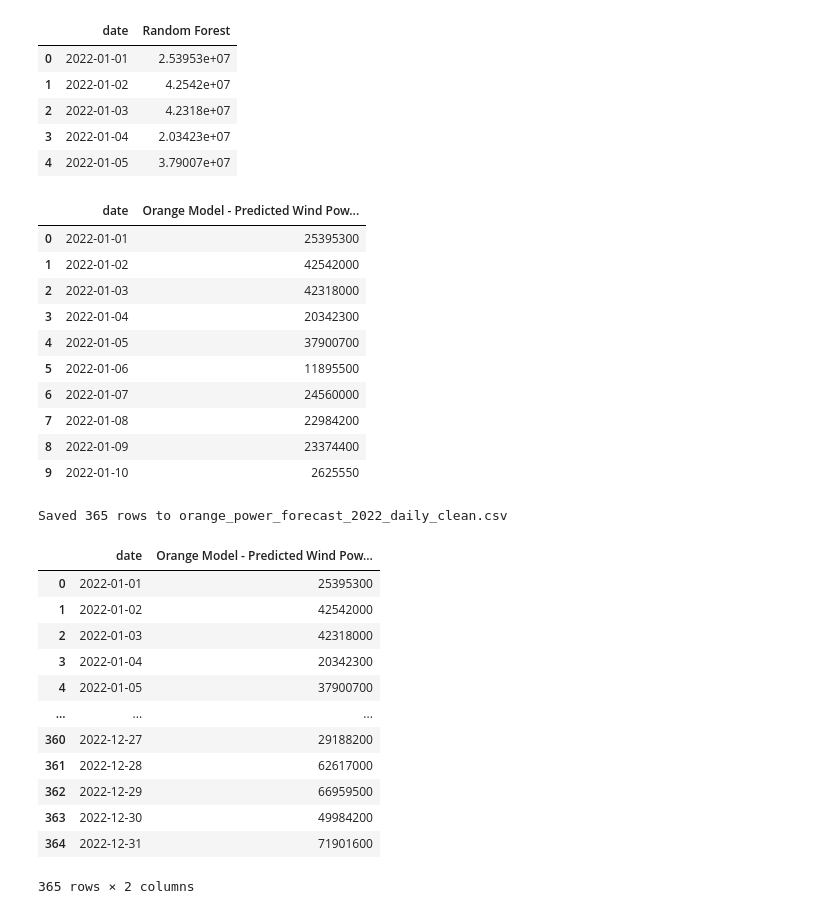
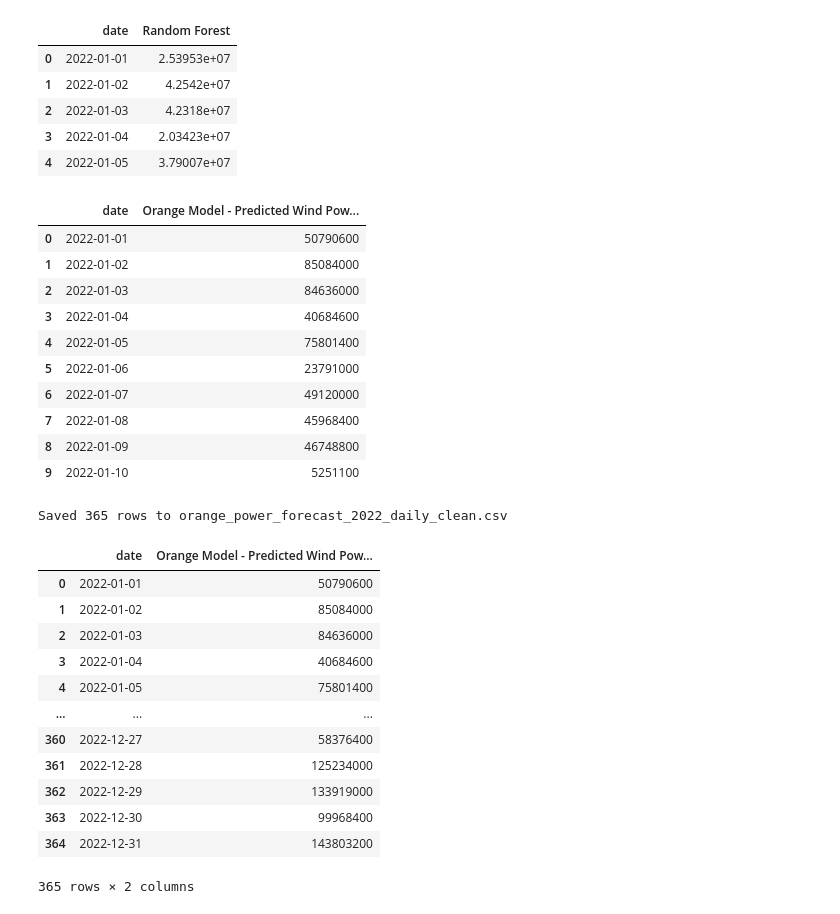
Before and after one commit to tiemevanrees-code/ProjectGroup5, a Jupyter notebook: src/data/model_output/orange - model/Orange_prediction_model.ipynb, the cells around one changed output. Saved outputs shown, nothing was run; the diff lists cells and outputs as text; code cells hidden in the pictures.

Commit message:
doubled predicted values from orange

```diff
--- a/src/data/model_output/orange - model/Orange_prediction_model.ipynb
+++ b/src/data/model_output/orange - model/Orange_prediction_model.ipynb
@@ -27,20 +27,23 @@ df.head()
 # %%
 df = df.rename(columns={'Random Forest': 'Orange Model - Predicted Wind Power (kWh)'})
 df['Orange Model - Predicted Wind Power (kWh)'] = df['Orange Model - Predicted Wind Power (kWh)'].astype(float).astype(int)
 
+df["Orange Model - Predicted Wind Power (kWh)"] = df["Orange Model - Predicted Wind Power (kWh)"] * 2
+
+
 df.head(10)
 # %% [output]
 |  | date | Orange Model - Predicted Wind Pow... |
-| 0 | 2022-01-01 | 25395300 |
-| 1 | 2022-01-02 | 42542000 |
-| 2 | 2022-01-03 | 42318000 |
-| 3 | 2022-01-04 | 20342300 |
-| 4 | 2022-01-05 | 37900700 |
-| 5 | 2022-01-06 | 11895500 |
-| 6 | 2022-01-07 | 24560000 |
-| 7 | 2022-01-08 | 22984200 |
-| 8 | 2022-01-09 | 23374400 |
-| 9 | 2022-01-10 | 2625550 |
+| 0 | 2022-01-01 | 50790600 |
+| 1 | 2022-01-02 | 85084000 |
+| 2 | 2022-01-03 | 84636000 |
+| 3 | 2022-01-04 | 40684600 |
+| 4 | 2022-01-05 | 75801400 |
+| 5 | 2022-01-06 | 23791000 |
+| 6 | 2022-01-07 | 49120000 |
+| 7 | 2022-01-08 | 45968400 |
+| 8 | 2022-01-09 | 46748800 |
+| 9 | 2022-01-10 | 5251100 |
 # %%
 output_path = 'orange_power_forecast_2022_daily_clean.csv'
 df.to_csv(output_path, index=False)
@@ -52,15 +55,15 @@ Saved 365 rows to orange_power_forecast_2022_daily_clean.csv
 df
 # %% [output]
 |  | date | Orange Model - Predicted Wind Pow... |
-| 0 | 2022-01-01 | 25395300 |
-| 1 | 2022-01-02 | 42542000 |
-| 2 | 2022-01-03 | 42318000 |
-| 3 | 2022-01-04 | 20342300 |
-| 4 | 2022-01-05 | 37900700 |
+| 0 | 2022-01-01 | 50790600 |
+| 1 | 2022-01-02 | 85084000 |
+| 2 | 2022-01-03 | 84636000 |
+| 3 | 2022-01-04 | 40684600 |
+| 4 | 2022-01-05 | 75801400 |
 | ... | ... | ... |
-| 360 | 2022-12-27 | 29188200 |
-| 361 | 2022-12-28 | 62617000 |
-| 362 | 2022-12-29 | 66959500 |
-| 363 | 2022-12-30 | 49984200 |
-| 364 | 2022-12-31 | 71901600 |
+| 360 | 2022-12-27 | 58376400 |
+| 361 | 2022-12-28 | 125234000 |
+| 362 | 2022-12-29 | 133919000 |
+| 363 | 2022-12-30 | 99968400 |
+| 364 | 2022-12-31 | 143803200 |
 365 rows × 2 columns
```
Also changed, not shown: 3 other files.
